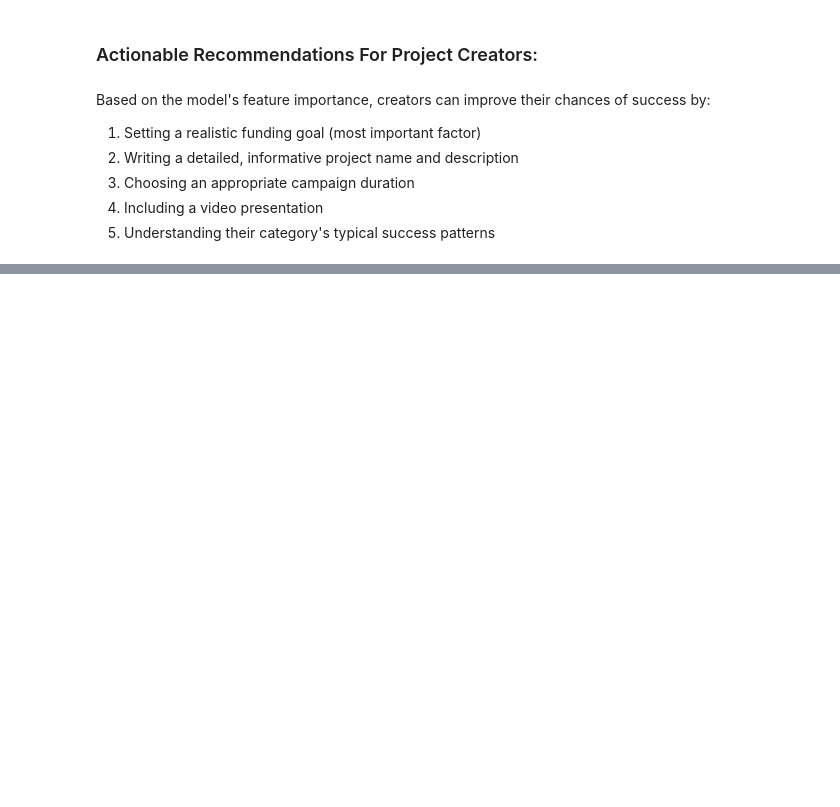
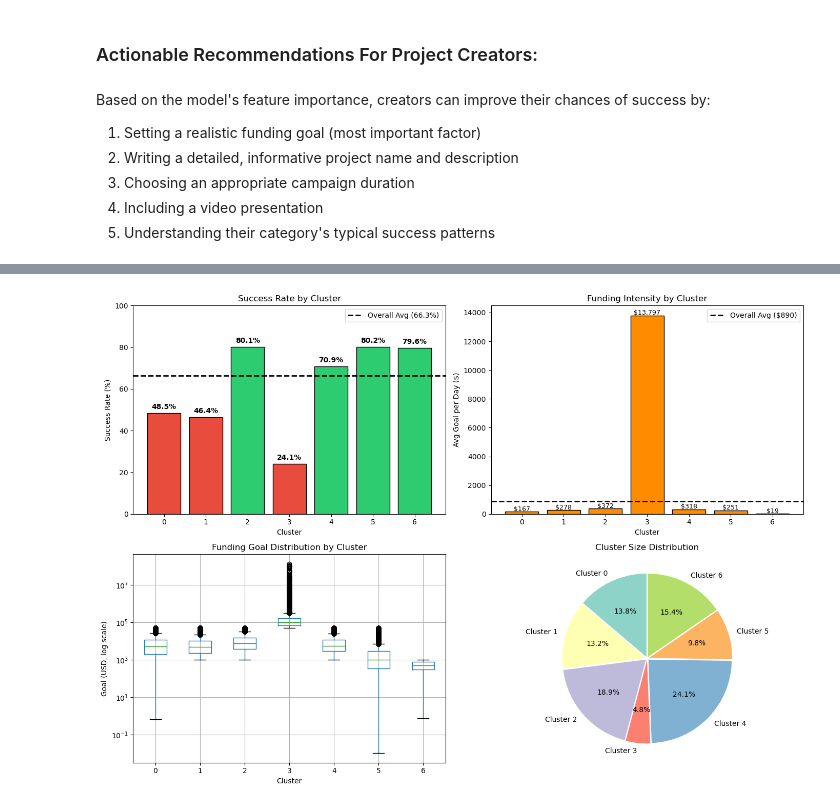
Before and after one commit to rafachan3/kickstarter-prediction, a Jupyter notebook: kickstarter-prediction.ipynb, the cells around one changed output, grey strips where cells are left out. Saved outputs shown, nothing was run; the diff lists cells and outputs as text; code cells hidden in the pictures; blank space fills up the shorter version.

```diff
--- a/kickstarter-prediction.ipynb
+++ b/kickstarter-prediction.ipynb
@@ -481,0 +719,7 @@ chances of success by:
+# %%
+caler_cluster = StandardScaler()
+X_cluster_scaled = scaler_cluster.fit_transform(X_cluster_capped)
+
+print("\nFeatures scaled using StandardScaler (mean=0, std=1)")
+print("\nScaled feature statistics:")
+pd.DataFrame(X_cluster_scaled, columns=clustering_features).describe().round(2)
@@ -481,0 +989,13 @@ chances of success by:
+# %%
+# Calculate overall statistics for comparison
+overall_success = df_cluster_clean['is_successful'].mean()
+overall_goal = df_cluster_clean['goal_usd'].mean()
+overall_video = df_cluster_clean['has_video'].mean()
+overall_goal_per_day = df_cluster_clean['goal_per_day'].mean()
+overall_well_prepared = df_cluster_clean['is_well_prepared'].mean()
+overall_high_goal = df_cluster_clean['is_high_goal'].mean()
+
+print(f"\nOVERALL BASELINE:")
+print(f"  Goal: ${overall_goal:,.0f} | Goal/Day: ${overall_goal_per_day:,.0f} | Video: {overall_video*100:.1f}%")
+print(f"  High Goal: {overall_high_goal*100:.1f}% | Well Prepared: {overall_well_prepared*100:.1f}% | Success: {overall_success*100:.1f}%")
+print("=" * 100)
@@ -481,0 +1105,62 @@ chances of success by:
+# %%
+fig, axes = plt.subplots(2, 2, figsize=(14, 10))
+fig.suptitle('Cluster Analysis: Core Metrics', fontsize=14, fontweight='bold')
+
+# 1. Success rate by cluster
+ax1 = axes[0, 0]
+success_rates = df_cluster_clean.groupby('cluster')['is_successful'].mean() * 100
+colors = ['#2ecc71' if x > overall_success*100 else '#e74c3c' for x in success_rates]
+bars = ax1.bar(success_rates.index, success_rates.values, color=colors, edgecolor='black')
+ax1.axhline(y=overall_success*100, color='black', linestyle='--', linewidth=2, label=f'Overall Avg ({overall_success*100:.1f}%)')
+ax1.set_xlabel('Cluster')
+ax1.set_ylabel('Success Rate (%)')
+ax1.set_title('Success Rate by Cluster')
+ax1.legend()
+ax1.set_ylim(0, 100)
+for bar, val in zip(bars, success_rates.values):
+    ax1.text(bar.get_x() + bar.get_width()/2, bar.get_height() + 2, f'{val:.1f}%', ha='center', fontweight='bold')
+
+# 2. Funding Intensity (Goal per Day) by cluster
+ax2 = axes[0, 1]
+goal_per_day_by_cluster = df_cluster_clean.groupby('cluster')['goal_per_day'].mean()
+bars2 = ax2.bar(goal_per_day_by_cluster.index, goal_per_day_by_cluster.values, color='darkorange', edgecolor='black')
+ax2.axhline(y=overall_goal_per_day, color='black', linestyle='--', linewidth=2, label=f'Overall Avg (${overall_goal_per_day:,.0f})')
+ax2.set_xlabel('Cluster')
+ax2.set_ylabel('Avg Goal per Day ($)')
+ax2.set_title('Funding Intensity by Cluster')
+ax2.legend()
+for bar, val in zip(bars2, goal_per_day_by_cluster.values):
+    ax2.text(bar.get_x() + bar.get_width()/2, bar.get_height() + 50, f'${val:,.0f}', ha='center', fontsize=9)
+
+# 3. Goal distribution by cluster (boxplot)
+ax3 = axes[1, 0]
+df_cluster_clean.boxplot(column='goal_usd', by='cluster', ax=ax3)
+ax3.set_yscale('log')
+ax3.set_xlabel('Cluster')
+ax3.set_ylabel('Goal (USD, log scale)')
+ax3.set_title('Funding Goal Distribution by Cluster')
+plt.suptitle('')  # Remove automatic title
+
+# 4. Cluster sizes (pie chart)
+ax4 = axes[1, 1]
+sizes = df_cluster_clean['cluster'].value_counts().sort_index()
+colors_pie = plt.cm.Set3(range(len(sizes)))
+wedges, texts, autotexts = ax4.pie(
+    sizes.values,
+    labels=[f'Cluster {i}' for i in sizes.index],
+    autopct='%1.1f%%',
+    startangle=90,
+    colors=colors_pie,
+    explode=[0.02] * len(sizes)
+)
+ax4.set_title('Cluster Size Distribution')
+# Add count labels
+for i, (wedge, count) in enumerate(zip(wedges, sizes.values)):
+    angle = (wedge.theta2 - wedge.theta1) / 2 + wedge.theta1
+    x = 0.7 * np.cos(np.radians(angle))
+    y = 0.7 * np.sin(np.radians(angle))
+
+plt.tight_layout()
+plt.show()
+# %% [output]
+[figure, added]
```
Also changed, not shown: parts of 51 cells of this notebook.
